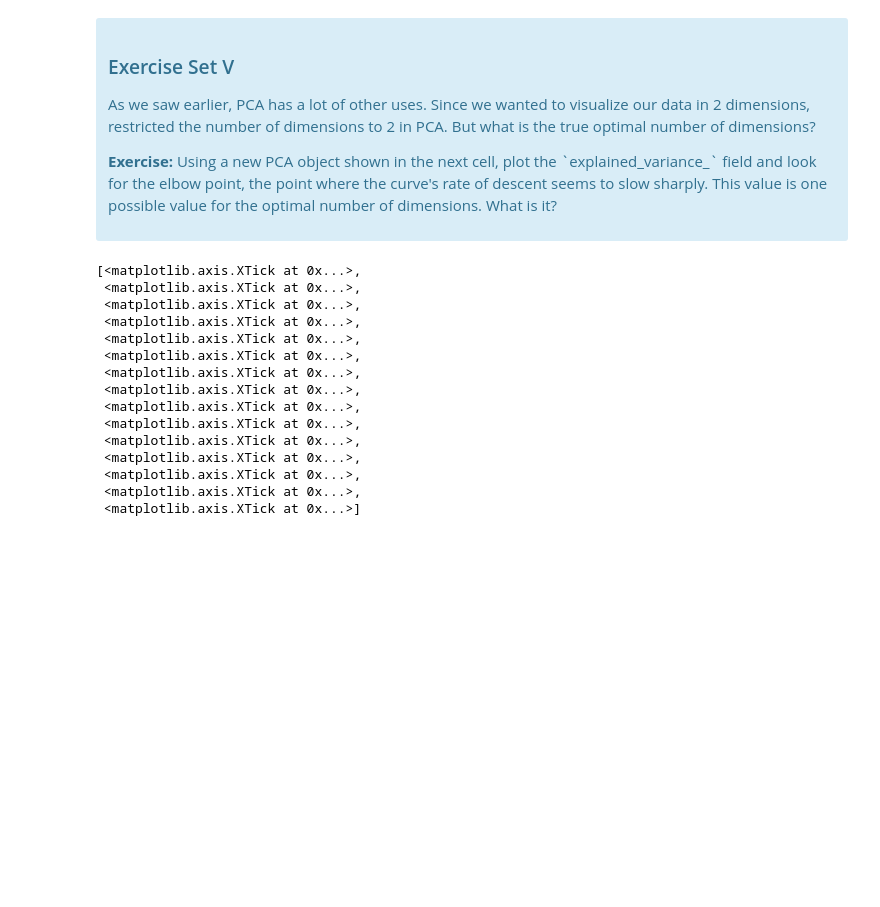
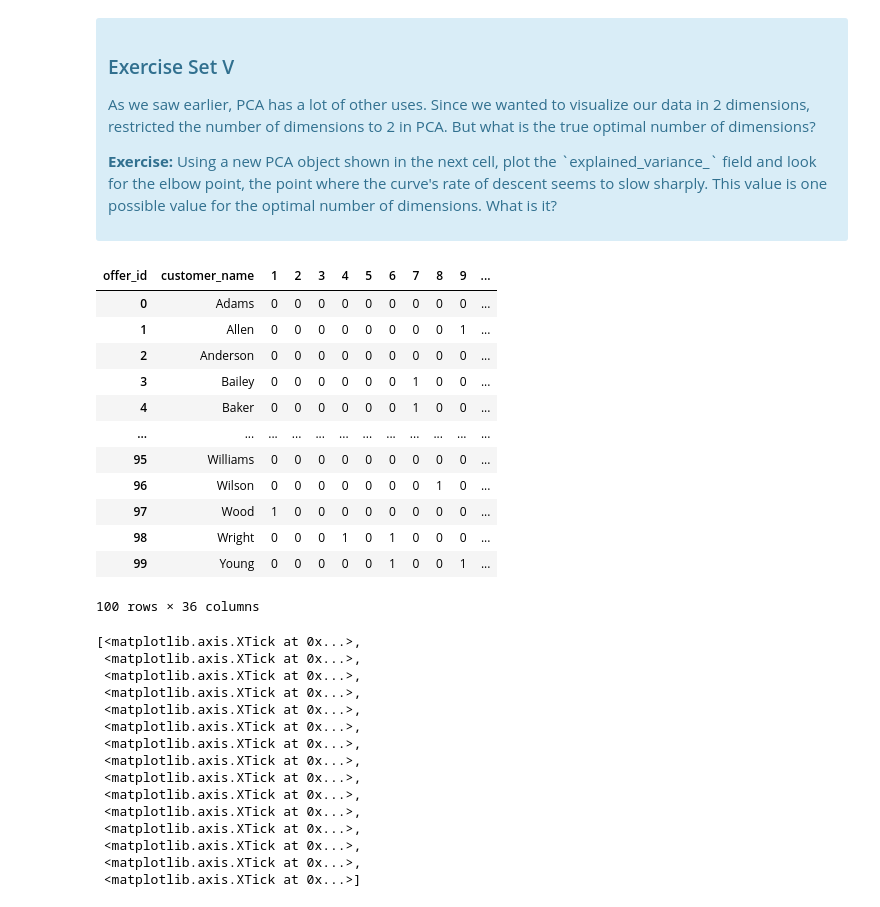
Before and after one commit to Jmumford45/mec-mini-projects, a Jupyter notebook: mec-16.2.6-clustering-mini-project/Mini_Project_Clustering.ipynb, the cells around one changed output. Saved outputs shown, nothing was run; the diff lists cells and outputs as text; code cells hidden in the pictures; blank space fills up the shorter version.

```diff
--- a/mec-16.2.6-clustering-mini-project/Mini_Project_Clustering.ipynb
+++ b/mec-16.2.6-clustering-mini-project/Mini_Project_Clustering.ipynb
@@ -368,6 +357,22 @@ What we've done is we've taken those columns of 0/1 indicator variables, and we'
 
 <p><b>Exercise:</b> Using a new PCA object shown in the next cell, plot the `explained_variance_` field and look for the elbow point, the point where the curve's rate of descent seems to slow sharply. This value is one possible value for the optimal number of dimensions. What is it?</p>
 </div>
+# %%
+matrix
+# %% [output]
+| offer_id | customer_name | 1 | 2 | 3 | 4 | 5 | 6 | 7 | 8 | 9 | ... |
+| 0 | Adams | 0 | 0 | 0 | 0 | 0 | 0 | 0 | 0 | 0 | ... |
+| 1 | Allen | 0 | 0 | 0 | 0 | 0 | 0 | 0 | 0 | 1 | ... |
+| 2 | Anderson | 0 | 0 | 0 | 0 | 0 | 0 | 0 | 0 | 0 | ... |
+| 3 | Bailey | 0 | 0 | 0 | 0 | 0 | 0 | 1 | 0 | 0 | ... |
+| 4 | Baker | 0 | 0 | 0 | 0 | 0 | 0 | 1 | 0 | 0 | ... |
+| ... | ... | ... | ... | ... | ... | ... | ... | ... | ... | ... | ... |
+| 95 | Williams | 0 | 0 | 0 | 0 | 0 | 0 | 0 | 0 | 0 | ... |
+| 96 | Wilson | 0 | 0 | 0 | 0 | 0 | 0 | 0 | 1 | 0 | ... |
+| 97 | Wood | 1 | 0 | 0 | 0 | 0 | 0 | 0 | 0 | 0 | ... |
+| 98 | Wright | 0 | 0 | 0 | 1 | 0 | 1 | 0 | 0 | 0 | ... |
+| 99 | Young | 0 | 0 | 0 | 0 | 0 | 1 | 0 | 0 | 1 | ... |
+100 rows × 36 columns
 # %%
 #your turn
 # Initialize a new PCA model with a default number of components.
```
Also changed, not shown: parts of 9 cells of this notebook, 1 other file.
